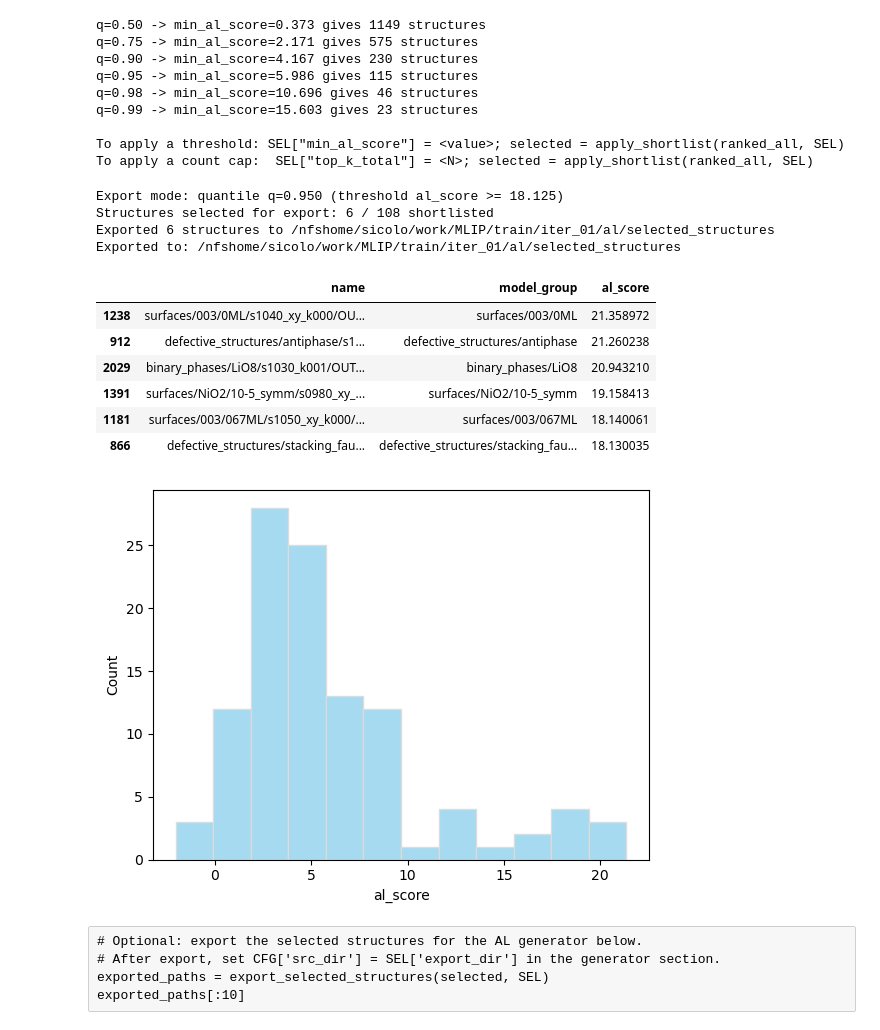
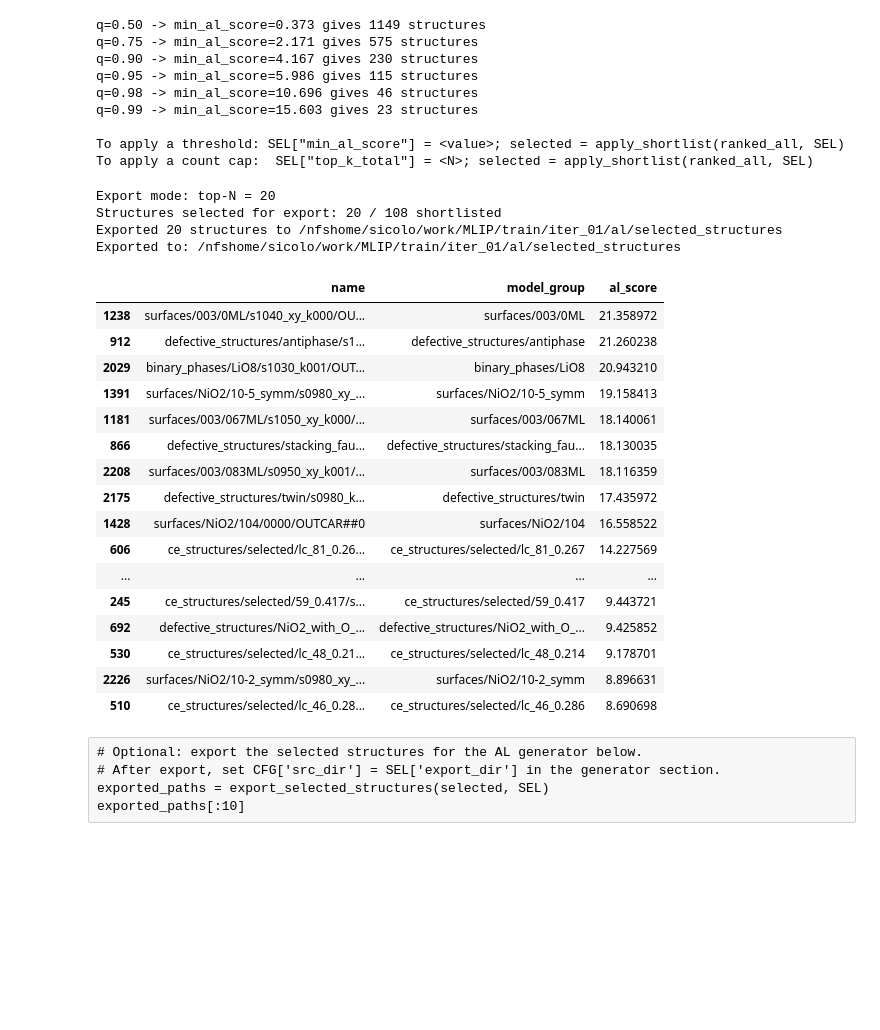
Before and after one commit to pyracetamol/mlipservice, a Jupyter notebook: active_learning/01_select_structures.ipynb, the cells around one changed output. Cells and saved outputs as stored; diff of their text form; code cells hidden in the pictures; blank space fills up the shorter version.

```diff
--- a/active_learning/01_select_structures.ipynb
+++ b/active_learning/01_select_structures.ipynb
@@ -626,45 +632,49 @@ To apply a count cap:  SEL["top_k_total"] = <N>; selected = apply_shortlist(rank
 EXPORT_DIR = Path.cwd() / 'selected_structures'  # override if needed
 
 # Export subset controls (apply to current `selected`)
-EXPORT_TOP_N = None        # e.g. 12; if set, takes precedence over quantile
-EXPORT_QUANTILE = 0.95     # q99 by default (top 1% by al_score). Use 0.98 for q98, etc.
+EXPORT_TOP_N = 20        # e.g. 12; if set, takes precedence over quantile
+EXPORT_QUANTILE = 0.90     # q99 by default (top 1% by al_score). Use 0.98 for q98, etc.
 
 to_export = selected.sort_values('al_score', ascending=False).copy()
 
 if EXPORT_TOP_N is not None:
     to_export = to_export.head(int(EXPORT_TOP_N))
     print(f'Export mode: top-N = {int(EXPORT_TOP_N)}')
 else:
     q = float(EXPORT_QUANTILE)
     if not (0.0 <= q <= 1.0):
         raise ValueError('EXPORT_QUANTILE must be between 0 and 1')
     thr = float(to_export['al_score'].quantile(q))
     to_export = to_export[to_export['al_score'] >= thr]
     print(f'Export mode: quantile q={q:.3f} (threshold al_score >= {thr:.3f})')
 
 print(f'Structures selected for export: {len(to_export)} / {len(selected)} shortlisted')
 
 exported_paths = export_selected_structures(to_export, SEL, export_dir=EXPORT_DIR)
 print(f'Exported to: {Path(EXPORT_DIR).resolve()}')
-to_export[[c for c in ['name', 'model_group', 'al_score'] if c in to_export.columns]].head(10)
+to_export[[c for c in ['name', 'model_group', 'al_score'] if c in to_export.columns]]#.head(10)
 # %% [output]
-Export mode: quantile q=0.950 (threshold al_score >= 18.125)
-Structures selected for export: 6 / 108 shortlisted
-Exported 6 structures to /nfshome/sicolo/work/MLIP/train/iter_01/al/selected_structures
+Export mode: top-N = 20
+Structures selected for export: 20 / 108 shortlisted
+Exported 20 structures to /nfshome/sicolo/work/MLIP/train/iter_01/al/selected_structures
 Exported to: /nfshome/sicolo/work/MLIP/train/iter_01/al/selected_structures
 |  | name | model_group | al_score |
 | 1238 | surfaces/003/0ML/s1040_xy_k000/OU... | surfaces/003/0ML | 21.358972 |
 | 912 | defective_structures/antiphase/s1... | defective_structures/antiphase | 21.260238 |
 | 2029 | binary_phases/LiO8/s1030_k001/OUT... | binary_phases/LiO8 | 20.943210 |
 | 1391 | surfaces/NiO2/10-5_symm/s0980_xy_... | surfaces/NiO2/10-5_symm | 19.158413 |
 | 1181 | surfaces/003/067ML/s1050_xy_k000/... | surfaces/003/067ML | 18.140061 |
 | 866 | defective_structures/stacking_fau... | defective_structures/stacking_fau... | 18.130035 |
+| 2208 | surfaces/003/083ML/s0950_xy_k001/... | surfaces/003/083ML | 18.116359 |
+| 2175 | defective_structures/twin/s0980_k... | defective_structures/twin | 17.435972 |
+| 1428 | surfaces/NiO2/104/0000/OUTCAR##0 | surfaces/NiO2/104 | 16.558522 |
+| 606 | ce_structures/selected/lc_81_0.26... | ce_structures/selected/lc_81_0.267 | 14.227569 |
+| ... | ... | ... | ... |
+| 245 | ce_structures/selected/59_0.417/s... | ce_structures/selected/59_0.417 | 9.443721 |
+| 692 | defective_structures/NiO2_with_O_... | defective_structures/NiO2_with_O_... | 9.425852 |
+| 530 | ce_structures/selected/lc_48_0.21... | ce_structures/selected/lc_48_0.214 | 9.178701 |
+| 2226 | surfaces/NiO2/10-2_symm/s0980_xy_... | surfaces/NiO2/10-2_symm | 8.896631 |
+| 510 | ce_structures/selected/lc_46_0.28... | ce_structures/selected/lc_46_0.286 | 8.690698 |
-# %%
-sns.histplot(data=selected, x='al_score', color="skyblue", edgecolor='gainsboro')
-
-plt.show()
-# %% [output]
-[figure, removed]
 # %% [raw]
 # Optional: export the selected structures for the AL generator below.
 # After export, set CFG['src_dir'] = SEL['export_dir'] in the generator section.
```
Also changed, not shown: parts of 1 cell of this notebook.
